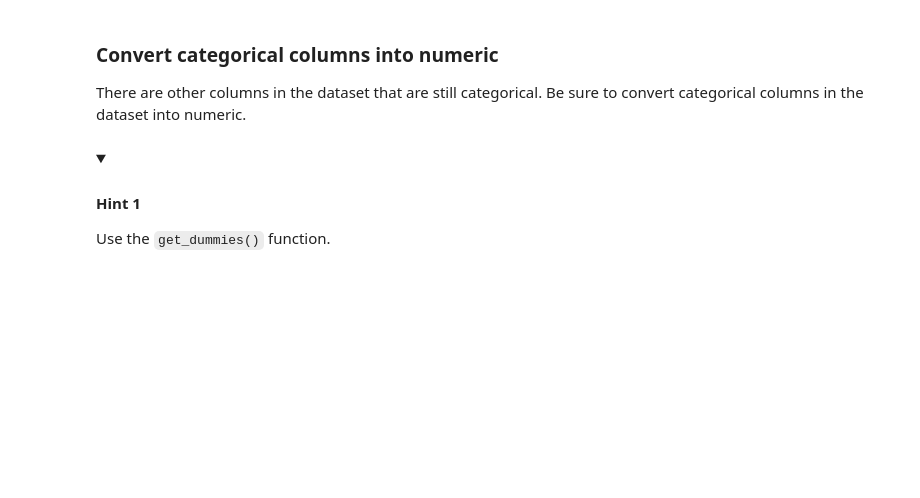
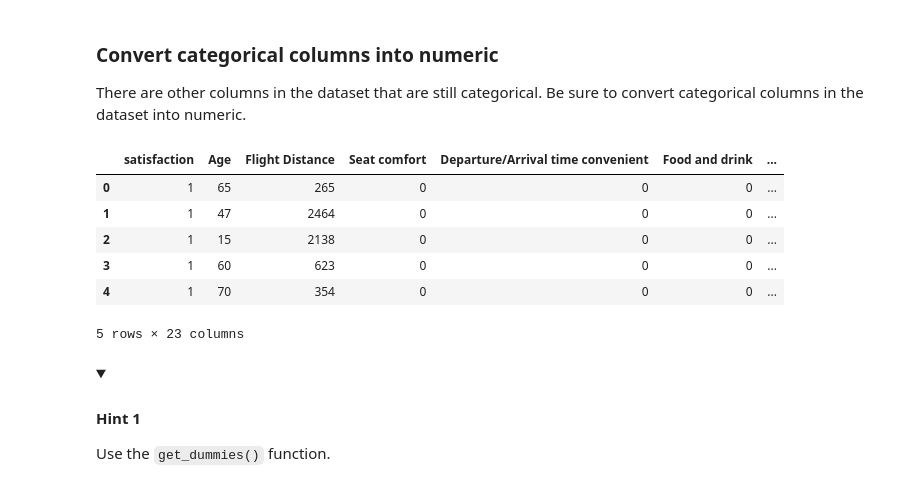
Before and after one commit to Cyberoctane29/Python-For-Data-Analysis, a Jupyter notebook: Course-6/Module_4/3_activity_build_a_decision_tree.ipynb, the cells around one changed output. Drawn from its saved outputs; the diff is of its cells as text; code cells hidden in the pictures; folded sections open; blank space fills up the shorter version.

```diff
--- a/Course-6/Module_4/3_activity_build_a_decision_tree.ipynb
+++ b/Course-6/Module_4/3_activity_build_a_decision_tree.ipynb
@@ -329,3 +384,15 @@ There are other columns in the dataset that are still categorical. Be sure to co
+# %%
+df_subset = pd.get_dummies(df_subset, drop_first = True)
+# %%
+df_subset.head()
+# %% [output]
+|  | satisfaction | Age | Flight Distance | Seat comfort | Departure/Arrival time convenient | Food and drink | ... |
+| 0 | 1 | 65 | 265 | 0 | 0 | 0 | ... |
+| 1 | 1 | 47 | 2464 | 0 | 0 | 0 | ... |
+| 2 | 1 | 15 | 2138 | 0 | 0 | 0 | ... |
+| 3 | 1 | 60 | 623 | 0 | 0 | 0 | ... |
+| 4 | 1 | 70 | 354 | 0 | 0 | 0 | ... |
+5 rows × 23 columns
 # %% [markdown]
 <details>
   <summary><h4><strong> Hint 1 </strong> </h4></summary>
```
Also changed, not shown: parts of 25 cells of this notebook.
